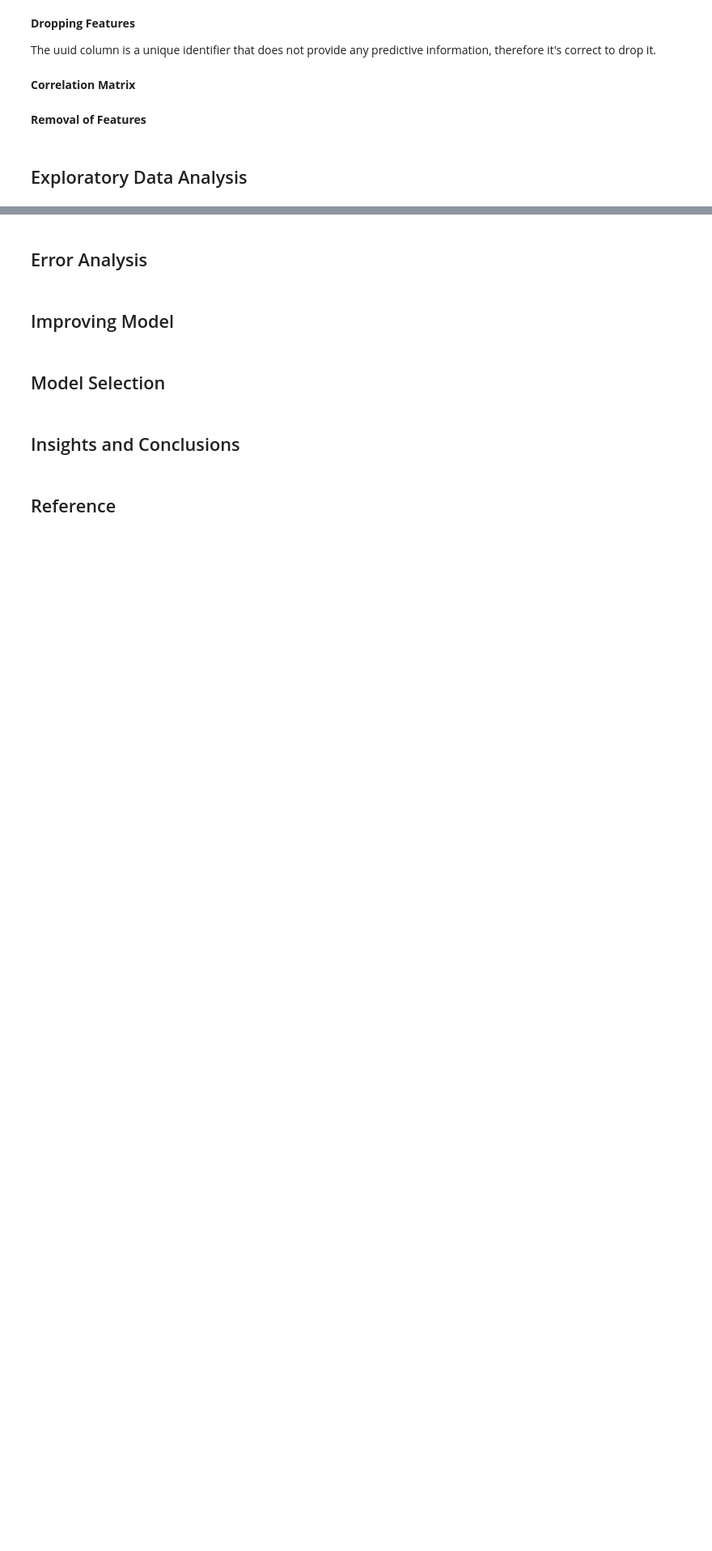
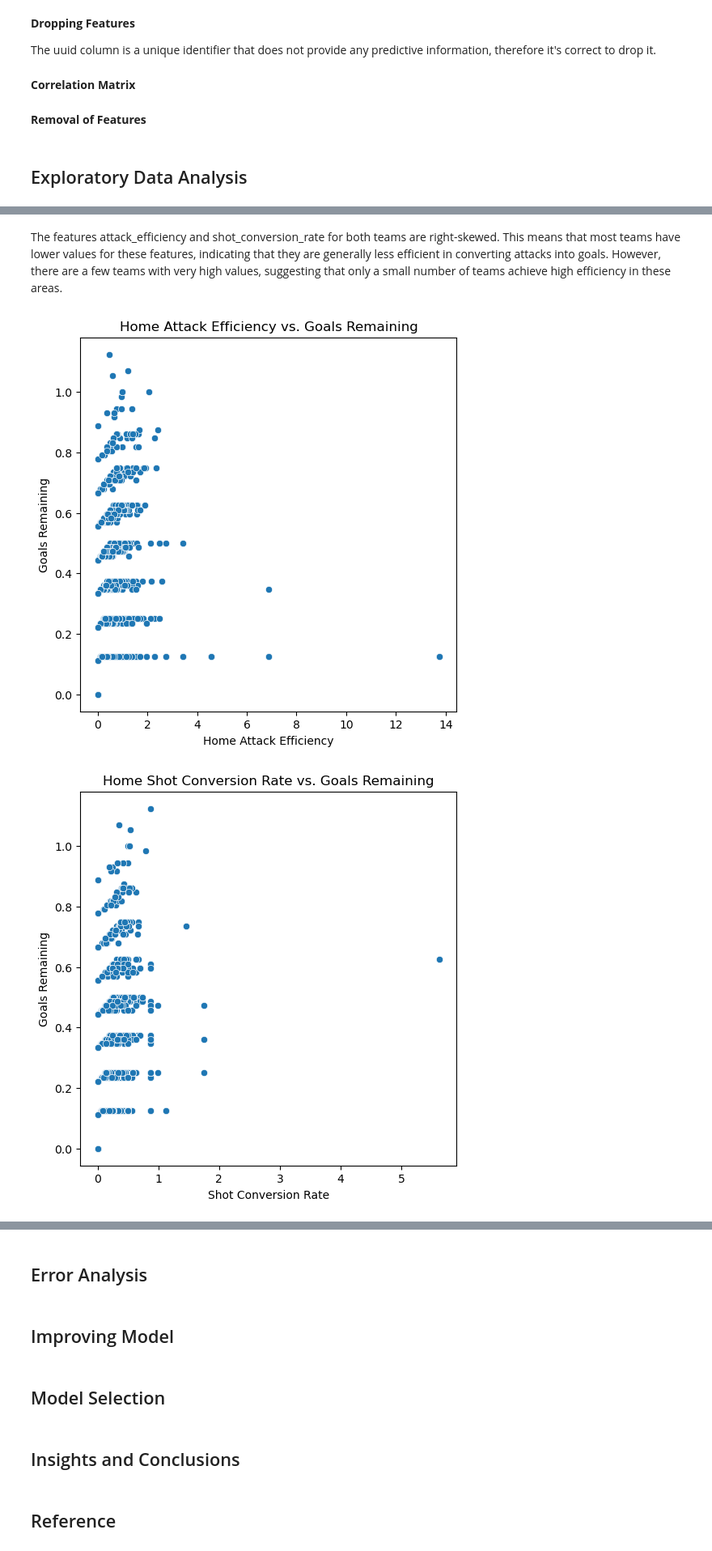
Before and after one commit to ReyObejero/2324-t3-stintsy-s11-g4-machine-project, a Jupyter notebook: STINTSY-S11-MP.ipynb, the cells around one changed output, grey strips where cells are left out. Shown at 81% size. Saved outputs shown, nothing was run; the diff lists cells and outputs as text; code cells hidden in the pictures; blank space fills up the shorter version.

```diff
--- a/STINTSY-S11-MP.ipynb
+++ b/STINTSY-S11-MP.ipynb
@@ -354,0 +492,17 @@ plt.rcParams['image.interpolation'] = 'nearest'
+# %% [markdown]
+The features attack_efficiency and shot_conversion_rate for both teams are right-skewed. This means that most teams have lower values for these features, indicating that they are generally less efficient in converting attacks into goals. However, there are a few teams with very high values, suggesting that only a small number of teams achieve high efficiency in these areas.
+# %%
+sns.scatterplot(x='home_attack_efficiency', y='goals_remaining', data=sports)
+plt.title('Home Attack Efficiency vs. Goals Remaining')
+plt.xlabel('Home Attack Efficiency')
+plt.ylabel('Goals Remaining')
+plt.show()
+
+sns.scatterplot(x='home_shot_conversion_rate', y='goals_remaining', data=sports)
+plt.title('Home Shot Conversion Rate vs. Goals Remaining')
+plt.xlabel('Shot Conversion Rate')
+plt.ylabel('Goals Remaining')
+plt.show()
+# %% [output]
+[figure, added]
+[figure, added]
```
Also changed, not shown: parts of 20 cells of this notebook.
